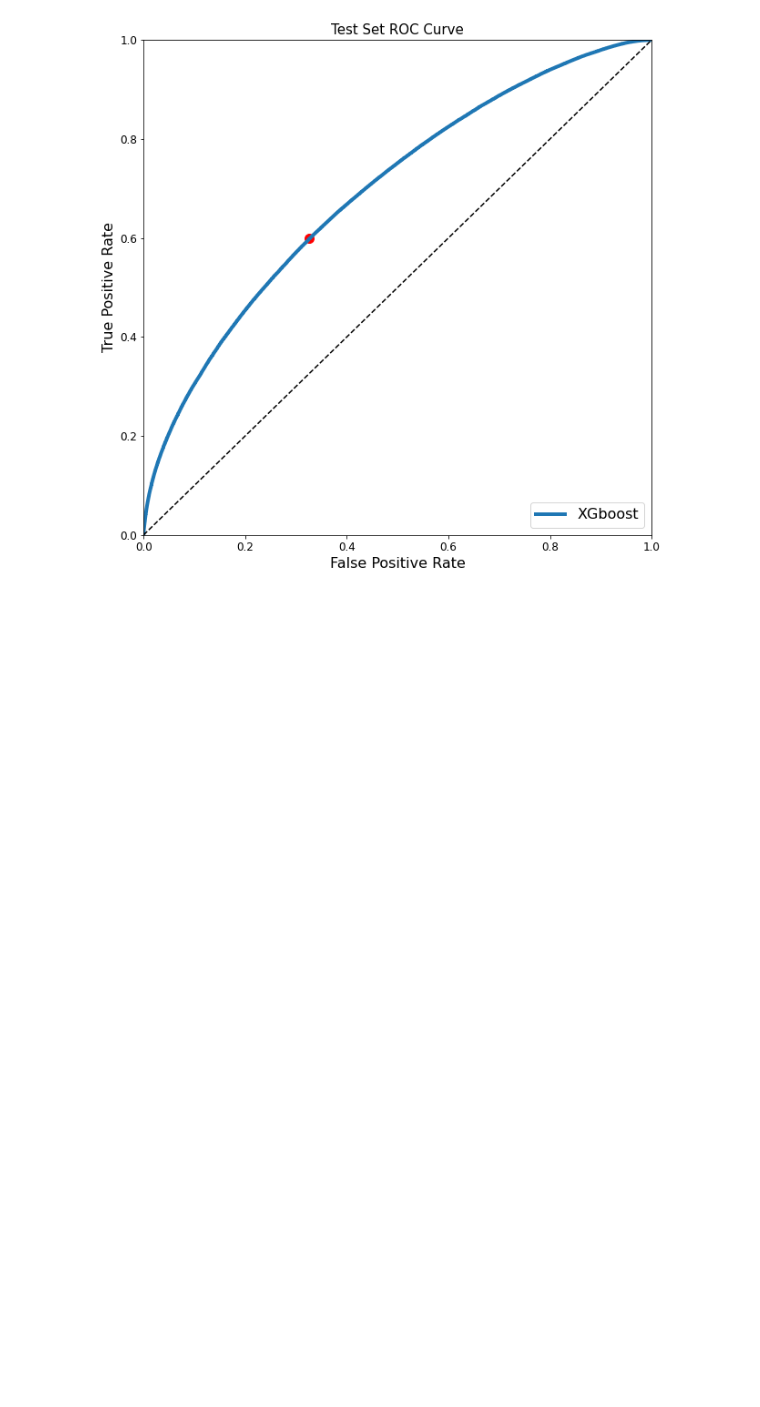
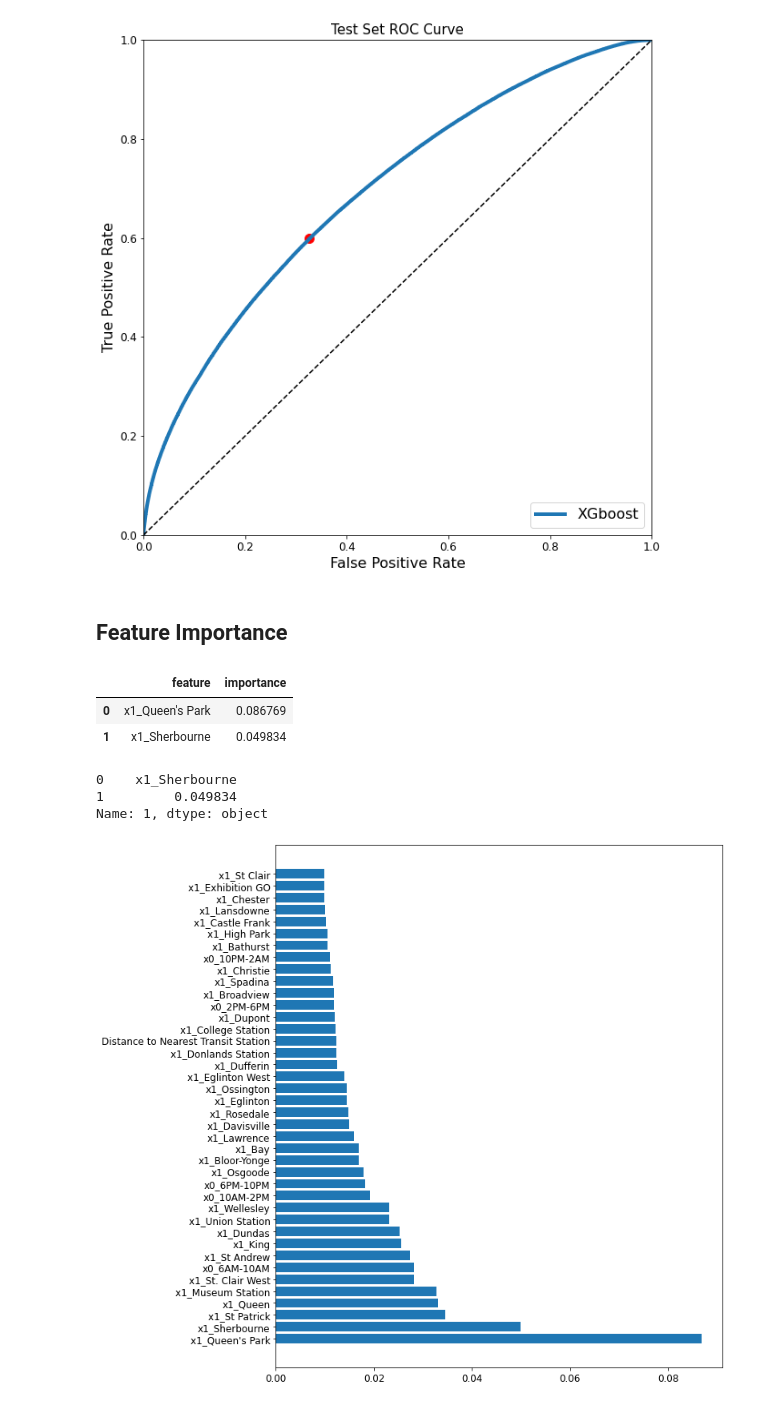
Before and after one commit to jsqzhu/BikeShareTO-ActiveAI, a Jupyter notebook: notebooks/02_data_model.ipynb, the cells around one changed output. Drawn from its saved outputs; the diff is of its cells as text; code cells hidden in the pictures; blank space fills up the shorter version.

Commit message:
Added feature importance

```diff
--- a/notebooks/02_data_model.ipynb
+++ b/notebooks/02_data_model.ipynb
@@ -496,3 +496,32 @@ plt.title('Test Set ROC Curve');
 # %% [output]
 XGboost ROC AUC Score - 0.694
 [figure]
+# %% [markdown]
+## Feature Importance
+# %%
+def get_top_features(model, n):
+  #feature_names = list(num_var) + list(cat_one_hot)
+  feature_imp = model.feature_importances_
+  zipped = zip (feature_names, feature_imp)
+  sorted_feature = sorted(zipped, key = lambda t: t[1], reverse=True)
+  return sorted_feature[:n]
+# %%
+xgb_importance = pd.DataFrame(get_top_features(xgb_model, 40), columns = ('feature', 'importance'))
+# %%
+xgb_importance.head(2)
+# %% [output]
+|  | feature | importance |
+| 0 | x1_Queen's Park | 0.086769 |
+| 1 | x1_Sherbourne | 0.049834 |
+# %%
+xgb_importance[1]
+# %% [output]
+0    x1_Sherbourne
+1         0.049834
+Name: 1, dtype: object
+# %%
+plt.figure(figsize=(10,12))
+plt.barh(xgb_importance['feature'],xgb_importance['importance'])
+plt.show()
+# %% [output]
+[figure, added]
```
